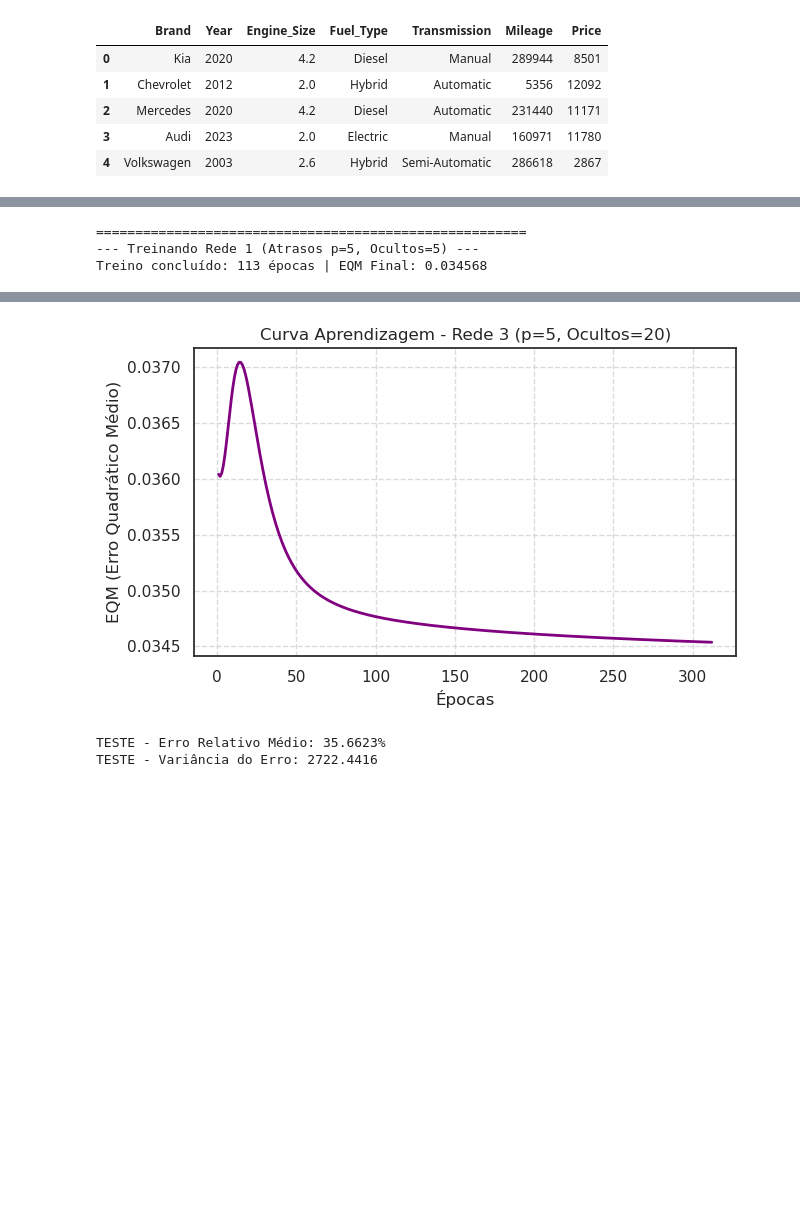
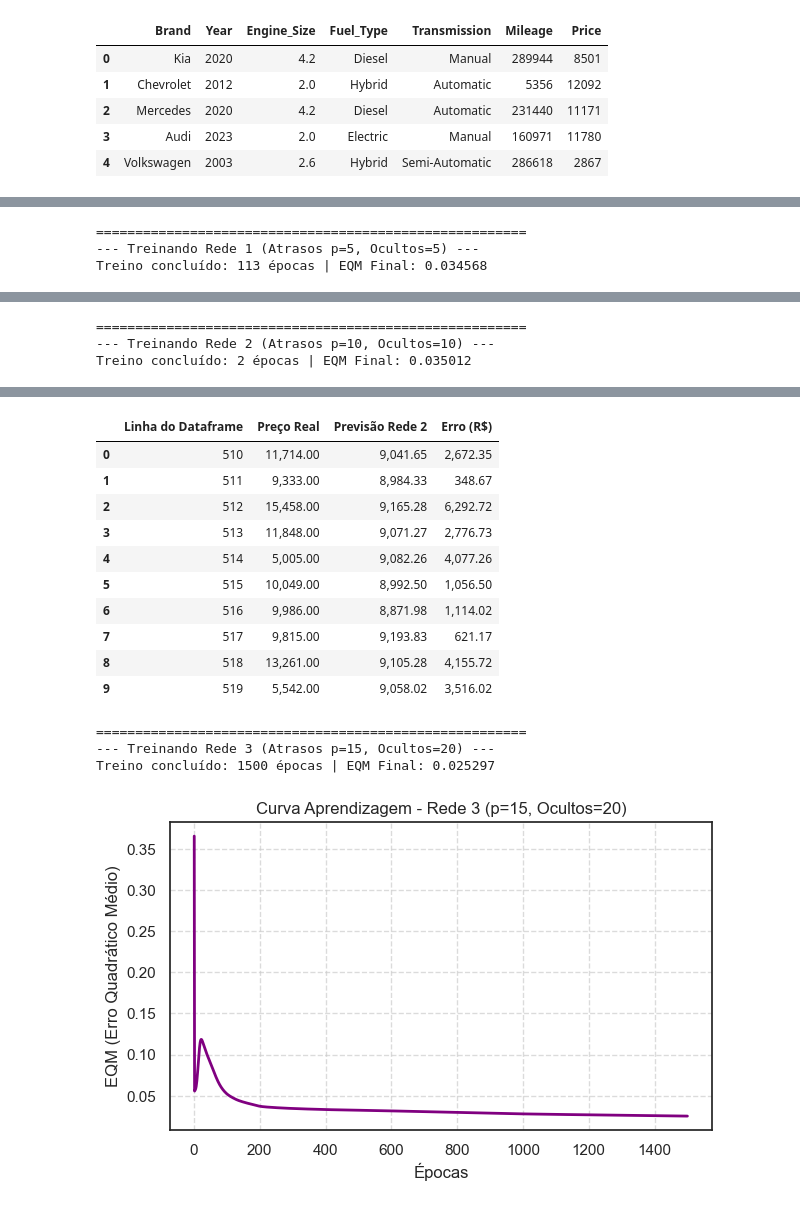
Before and after one commit to DanielMeloN/Prova_3i.a, a Jupyter notebook: prova3 i.a/car_price_analysis_novo.ipynb, the cells around one changed output, grey strips where cells are left out. Drawn from its saved outputs; the diff is of its cells as text; code cells hidden in the pictures; blank space fills up the shorter version.

Commit message:
Novas atualizacoes no notebook da analise de preco de carros

```diff
--- a/prova3 i.a/car_price_analysis_novo.ipynb
+++ b/prova3 i.a/car_price_analysis_novo.ipynb
@@ -683,16 +693,15 @@ EQM no conjunto de Teste (Normalizado): 0.000302
 | 9 | 11567 | 11965.58 | -398.58 |
 # %%
 # ==================================================================
-# TDNN (TIME DELAY) - TREINAMENTO AUTOMÁTICO DAS 3 REDES
-# Baseado no PMC3.docx:
-# Rede 1: p=5 atrasos, 5 Neurônios Ocultos
-# Rede 2: p=10 atrasos, 10 Neurônios Ocultos
-# Rede 3: p=15 atrasos, 20 Neurônios Ocultos
+# TDNN (TIME DELAY) - TREINAMENTO E TESTE DAS 3 REDES
+# (Rode esta célula logo após o seu bloco que cria o df_limpo)
 # ==================================================================
 import numpy as np
 import matplotlib.pyplot as plt
 import pandas as pd
+from IPython.display import display
 
+# 1. Puxando a variável exata do seu df_limpo traduzido
 serie_preco = df_limpo['Price'].values
 preco_min, preco_max = serie_preco.min(), serie_preco.max()
 serie_norm = (serie_preco - preco_min) / (preco_max - preco_min)
@@ -717,7 +726,6 @@ fator_momentum = 0.8
 precisao = 0.5e-6
 max_epocas = 1500
 
-# DEFINIÇÃO DAS 3 REDES PEDIDAS
 configuracoes = [
     {'nome': 'Rede 1', 'p': 5, 'n_ocultos': 5, 'cor': 'blue'},
     {'nome': 'Rede 2', 'p': 10, 'n_ocultos': 10, 'cor': 'darkorange'},
@@ -733,9 +741,9 @@ for config in configuracoes:
     X_tdnn, y_tdnn = criar_janelas(serie_norm, p)
     X_bias = np.c_[np.full(X_tdnn.shape[0], -1), X_tdnn]
 
-    # Mantendo sempre 800 pra treino e 200 pra teste
-    X_treino, y_treino = X_bias[:800], y_tdnn[:800]
-    X_teste, y_teste = X_bias[800:1000], y_tdnn[800:1000]
+    # Cortando para treino (500 amostras) e teste
+    X_treino, y_treino = X_bias[:500], y_tdnn[:500]
+    X_teste, y_teste = X_bias[500:700], y_tdnn[500:700]
 
     n_entradas = X_treino.shape[1]
     n_saida = 1
@@ -749,7 +757,7 @@ for config in configuracoes:
 
     erros_epocas, epoca, eqm_anterior = [], 0, float('inf')
 
-    # Treinamento da Rede Específica
+    # Fase de Treinamento
     while epoca < max_epocas:
         for i in range(len(X_treino)):
             x_in, y_desejado = X_treino[i:i+1], y_treino[i]
@@ -768,7 +776,7 @@ for config in configuracoes:
             W_saida_sem_bias = W_saida[1:, :]
             delta_oculta = np.dot(delta_saida, W_saida_sem_bias.T) * logistica_derivada(net_oculta)
 
-            # Momentum
+            # Atualização de Pesos (Momentum)
             grad_saida = taxa_aprendizado * np.dot(out_oculta_bias.T, delta_saida)
             atualizacao_W_saida = grad_saida + (fator_momentum * delta_W_saida_ant)
             W_saida += atualizacao_W_saida
@@ -779,7 +787,6 @@ for config in configuracoes:
             W_oculta += atualizacao_W_oculta
             delta_W_oculta_ant = atualizacao_W_oculta
 
-        # EQM Global
         net_oculta_all = logistica(np.dot(X_treino, W_oculta))
         out_saida_all = logistica(np.dot(np.c_[np.full(len(X_treino), -1), net_oculta_all], W_saida))
 
@@ -802,7 +809,7 @@ for config in configuracoes:
     plt.grid(True, linestyle='--', alpha=0.7)
     plt.show()
 
-    # Validação no Teste
+    # Previsões no Teste e Desnormalização
     net_oculta_teste = logistica(np.dot(X_teste, W_oculta))
     out_saida_teste = logistica(np.dot(np.c_[np.full(len(X_teste), -1), net_oculta_teste], W_saida))
 
@@ -810,9 +817,41 @@ for config in configuracoes:
     y_teste_reais = y_teste * (preco_max - preco_min) + preco_min
 
     erros_relativos = abs(y_teste_reais - pred_teste_reais) / y_teste_reais * 100
-
     print(f"TESTE - Erro Relativo Médio: {np.mean(erros_relativos):.4f}%")
     print(f"TESTE - Variância do Erro: {np.var(erros_relativos):.4f}\n")
+
+    # ==================================================================
+    # TABELA COM OS 10 PRIMEIROS CARROS DO TESTE (Mostrando a Linha CSV)
+    # ==================================================================
+    qtd_carros = 10
+    resultados_rede = []
+
+    for j in range(qtd_carros):
+        # A linha exata do CSV é o índice de corte do teste (500) + os atrasos (p) + o índice atual (j)
+        linha_csv = 500 + p + j
+
+        preco_real = y_teste_reais[j]
+        preco_prev = pred_teste_reais[j]
+        erro_abs = abs(preco_real - preco_prev)
+
+        resultados_rede.append({
+            "Linha do Dataframe": linha_csv,
+            "Preço Real": preco_real,
+            f"Previsão {config['nome']}": preco_prev,
+            "Erro (R$)": erro_abs
+        })
+
+    df_res = pd.DataFrame(resultados_rede)
+
+    # Formatando colunas para dinheiro
+    for col in ["Preço Real", f"Previsão {config['nome']}", "Erro (R$)"]:
+        df_res[col] = df_res[col].apply("{:,.2f}".format)
+
+    print("-" * 75)
+    print(f"   PREVISÕES: 10 PRIMEIRAS AMOSTRAS DO TESTE ({config['nome']})")
+    print("-" * 75)
+    display(df_res)
+    print("\n")
 # %% [output]
 =======================================================
 --- Treinando Rede 1 (Atrasos p=5, Ocultos=5) ---
@@ -827,0 +877,3 @@ Treino concluído: 1500 épocas | EQM Final: 0.033091
+=======================================================
+--- Treinando Rede 2 (Atrasos p=10, Ocultos=10) ---
+Treino concluído: 2 épocas | EQM Final: 0.035012
@@ -836,3 +887,15 @@ Treino concluído: 311 épocas | EQM Final: 0.034537
+|  | Linha do Dataframe | Preço Real | Previsão Rede 2 | Erro (R$) |
+| 0 | 510 | 11,714.00 | 9,041.65 | 2,672.35 |
+| 1 | 511 | 9,333.00 | 8,984.33 | 348.67 |
+| 2 | 512 | 15,458.00 | 9,165.28 | 6,292.72 |
+| 3 | 513 | 11,848.00 | 9,071.27 | 2,776.73 |
+| 4 | 514 | 5,005.00 | 9,082.26 | 4,077.26 |
+| 5 | 515 | 10,049.00 | 8,992.50 | 1,056.50 |
+| 6 | 516 | 9,986.00 | 8,871.98 | 1,114.02 |
+| 7 | 517 | 9,815.00 | 9,193.83 | 621.17 |
+| 8 | 518 | 13,261.00 | 9,105.28 | 4,155.72 |
+| 9 | 519 | 5,542.00 | 9,058.02 | 3,516.02 |
+=======================================================
+--- Treinando Rede 3 (Atrasos p=15, Ocultos=20) ---
+Treino concluído: 1500 épocas | EQM Final: 0.025297
-[figure, old version]
+[figure, new version]
-TESTE - Erro Relativo Médio: 35.6623%
-TESTE - Variância do Erro: 2722.4416
```
Also changed, not shown: parts of 12 cells of this notebook.
